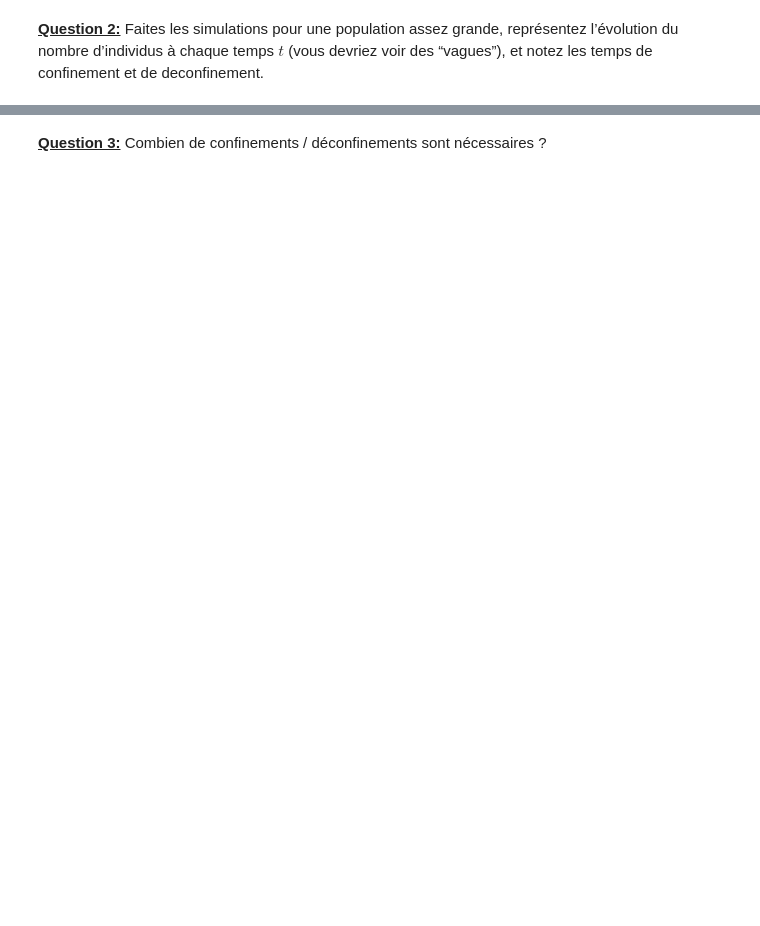
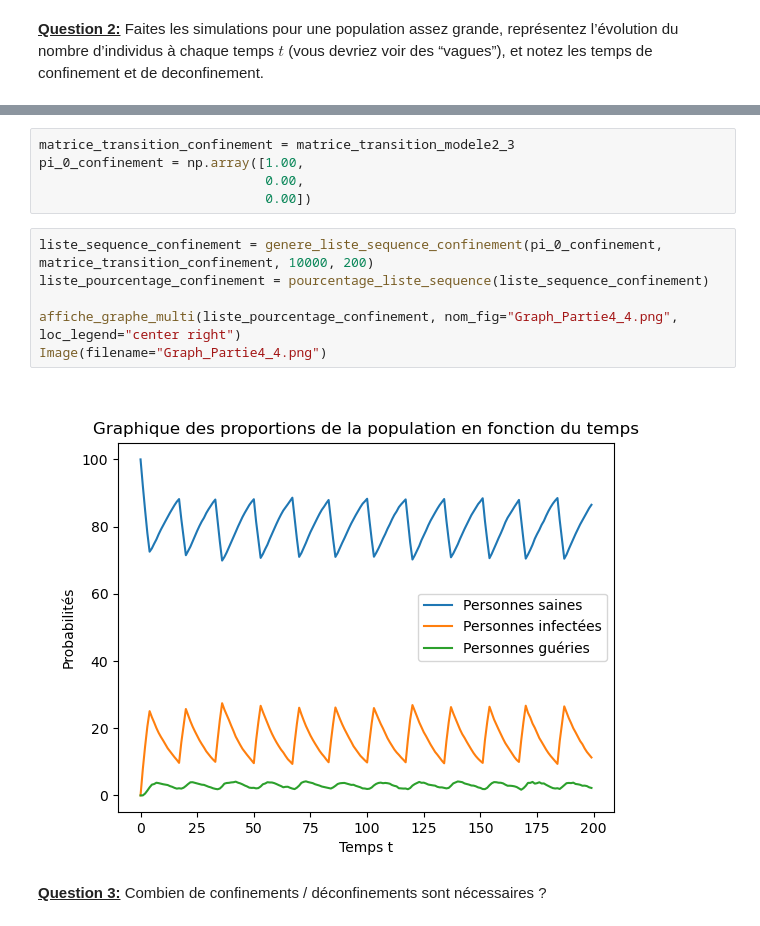
Before and after one commit to Lolikyu/Projet-3-LU3IN005-Stats, a Jupyter notebook: Rapport Projet 3 - YAZID MARSELOO.ipynb, the cells around one changed output, grey strips where cells are left out. Cells and saved outputs as stored; diff of their text form; blank space fills up the shorter version.

```diff
--- a/Rapport Projet 3 - YAZID MARSELOO.ipynb
+++ b/Rapport Projet 3 - YAZID MARSELOO.ipynb
@@ -1584,3 +1759,16 @@ Image(filename="Graph_Partie4.png")
+# %%
+matrice_transition_confinement = matrice_transition_modele2_3
+pi_0_confinement = np.array([1.00,
+                             0.00,
+                             0.00])
+# %%
+liste_sequence_confinement = genere_liste_sequence_confinement(pi_0_confinement, matrice_transition_confinement, 10000, 200)
+liste_pourcentage_confinement = pourcentage_liste_sequence(liste_sequence_confinement)
+
+affiche_graphe_multi(liste_pourcentage_confinement, nom_fig="Graph_Partie4_4.png", loc_legend="center right")
+Image(filename="Graph_Partie4_4.png")
+# %% [output]
+[figure, added]
 # %% [markdown]
 <pr>
 
```
Also changed, not shown: parts of 41 cells of this notebook, 31 other files.
